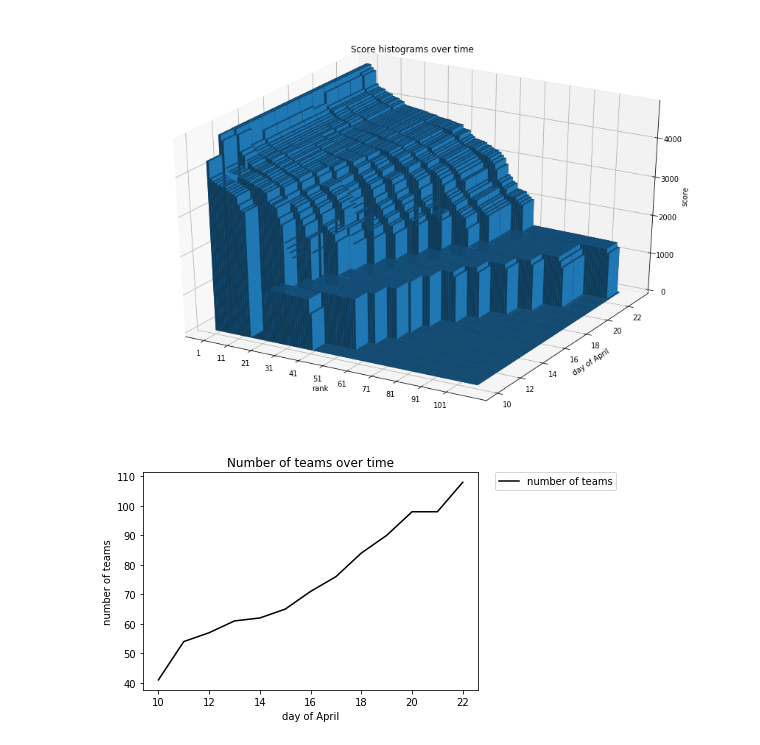
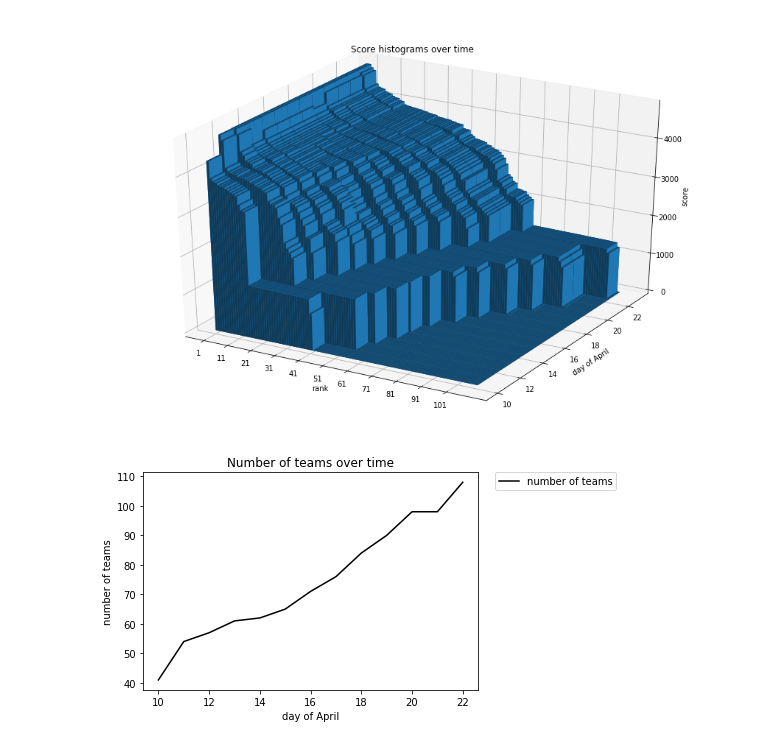
Before and after one commit to AdamStelmaszczyk/retro-leaderboard, a Jupyter notebook: analysis.ipynb, the cells around one changed output. Cells and saved outputs as stored; diff of their text form; code cells hidden in the pictures.

Commit message:
Make histogram prettier

```diff
--- a/analysis.ipynb
+++ b/analysis.ipynb
@@ -30,27 +30,27 @@ for key, vals in scores.items():
 # %%
 data_2d = []
 for vals in scores.values():
     zeros = [0] * (teams[-1] - len(vals))
     data_2d.append([val['score'] for val in vals] + zeros)
 data_array = np.array(data_2d)
 fig = plt.figure(figsize=(15, 10))
 ax = fig.add_subplot(111, projection='3d')
 x_data, y_data = np.meshgrid(np.arange(data_array.shape[1]), np.arange(data_array.shape[0]))
 x_data = x_data.flatten()
 y_data = y_data.flatten()
 z_data = data_array.flatten()
-ax.bar3d(x_data, y_data, np.zeros(len(z_data)), 1, 1, z_data)
+ax.bar3d(x_data, y_data, np.zeros(len(z_data)), 1, 1, z_data, zsort='max')
 ax.set_xlabel("rank")
 ax.set_ylabel("day of April")
 ax.set_zlabel("score")
 ax.set_xticks(range(teams[-1])[::10])
 ax.set_xticklabels(range(1, teams[-1])[::10])
 ax.set_yticks(range(len(DAYS))[::2])
 ax.set_yticklabels(list(DAYS)[::2])
 ax.set_title("Score histograms over time")
 plt.show()
 # %% [output]
-[figure, old version]
+[figure, new version]
 # %%
 plt.plot(DAYS, teams, color='black', label="number of teams")
 plot(plt, ylabel="number of teams", title="Number of teams over time")
```
